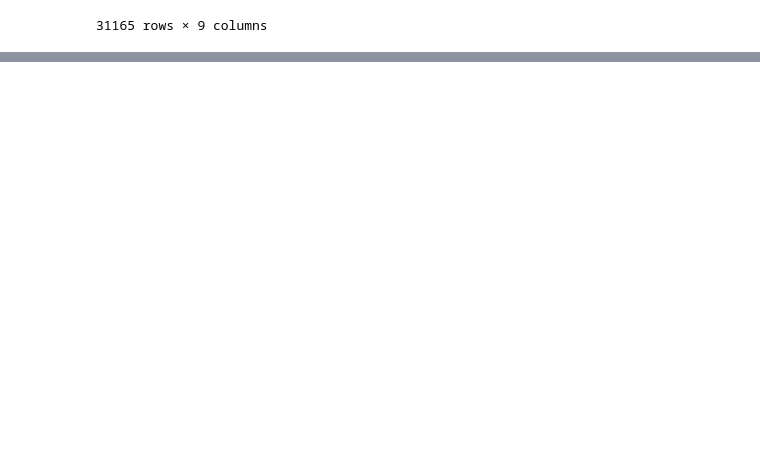
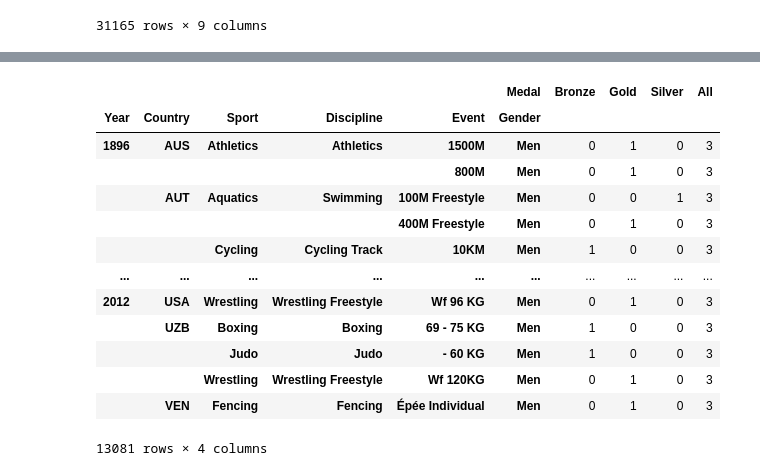
Before and after one commit to hamednasr/Olympic-medals-data-anlysis, a Jupyter notebook: Olympic Medals Data Analysis.ipynb, the cells around one changed output, grey strips where cells are left out. Drawn from its saved outputs; the diff is of its cells as text; code cells hidden in the pictures; blank space fills up the shorter version.

```diff
--- a/Olympic Medals Data Analysis.ipynb
+++ b/Olympic Medals Data Analysis.ipynb
@@ -30,0 +202,6 @@ medals.sort_values(['Year','Sport','Discipline','Event'])
+# %%
+b.loc[b['Bronze']>5,['Bronze']]=1
+# %%
+b.loc[b['Silver']>5,['Silver']]=1
+# %%
+b.loc[b['Gold']>5,['Gold']]=1
@@ -30,0 +271,19 @@ medals.sort_values(['Year','Sport','Discipline','Event'])
+# %%
+b["All"] = b.sum(axis = 1)
+# %%
+b
+# %% [output]
+|  |  |  |  |  | Medal | Bronze | Gold | Silver | All |
+| Year | Country | Sport | Discipline | Event | Gender |  |  |  |  |
+| 1896 | AUS | Athletics | Athletics | 1500M | Men | 0 | 1 | 0 | 3 |
+|  |  |  |  | 800M | Men | 0 | 1 | 0 | 3 |
+|  | AUT | Aquatics | Swimming | 100M Freestyle | Men | 0 | 0 | 1 | 3 |
+|  |  |  |  | 400M Freestyle | Men | 0 | 1 | 0 | 3 |
+|  |  | Cycling | Cycling Track | 10KM | Men | 1 | 0 | 0 | 3 |
+| ... | ... | ... | ... | ... | ... | ... | ... | ... | ... |
+| 2012 | USA | Wrestling | Wrestling Freestyle | Wf 96 KG | Men | 0 | 1 | 0 | 3 |
+|  | UZB | Boxing | Boxing | 69 - 75 KG | Men | 1 | 0 | 0 | 3 |
+|  |  | Judo | Judo | - 60 KG | Men | 1 | 0 | 0 | 3 |
+|  |  | Wrestling | Wrestling Freestyle | Wf 120KG | Men | 0 | 1 | 0 | 3 |
+|  | VEN | Fencing | Fencing | Épée Individual | Men | 0 | 1 | 0 | 3 |
+13081 rows × 4 columns
```
Also changed, not shown: parts of 27 cells of this notebook.
